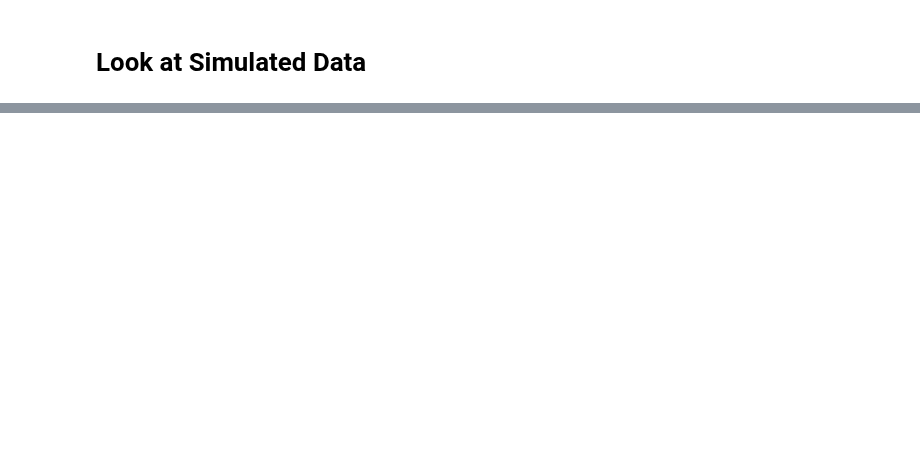
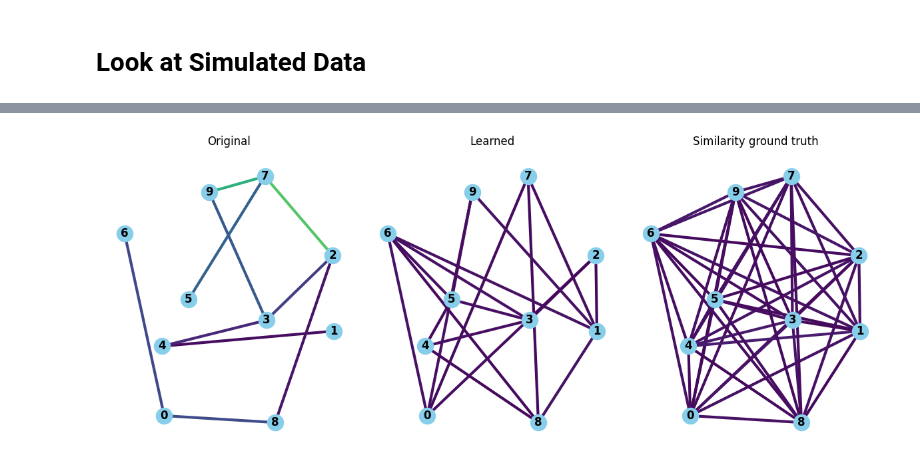
Before and after one commit to czi-ai/reg-net-llm, a Jupyter notebook: notebooks/test_GNNs.ipynb, the cells around one changed output, grey strips where cells are left out. Saved outputs shown, nothing was run; the diff lists cells and outputs as text; code cells hidden in the pictures; blank space fills up the shorter version.

```diff
--- a/notebooks/test_GNNs.ipynb
+++ b/notebooks/test_GNNs.ipynb
@@ -68,0 +162,6 @@ plt.show()
+# %%
+for data in val_loader:
+    data_all = data
+    break
+# %%
+data_list = data_all.to_data_list()
@@ -68,0 +183,56 @@ plt.show()
+# %%
+fig, axes = plt.subplots(nrows=1, ncols=3, figsize=(12, 5))
+axes = axes.flatten()
+cmap = plt.cm.get_cmap('viridis')
+
+data = data_one_graph
+G = to_networkx(data, to_undirected=True)
+pos = nx.spring_layout(G, k=2)
+edge_weights = [data.edge_attr[j].item() for j in range(data.edge_attr.size(0))]
+edge_colors = [cmap(weight) for weight in edge_weights]
+nx.draw(G, ax=axes[0], pos=pos, with_labels=True, node_color='skyblue', node_size=300, font_weight='bold', width=3, edge_color=edge_colors)
+axes[0].set_title("Original")
+
+learned, w_learned = dense_to_sparse(learned_graph)
+edges = list(zip(learned[0].numpy(), learned[1].numpy()))
+G2 = nx.Graph()
+G2.add_edges_from(edges)
+edge_weights = [w_learned[j].item() for j in range(w_learned.size(0))]
+start = np.min(edge_weights)
+end = np.max(edge_weights)
+shrink_viridis = LinearSegmentedColormap.from_list(
+    'shrink_viridis',
+    cmap(np.linspace(start, end, 256))
+)
+cmap = shrink_viridis
+edge_colors = [cmap(weight) for weight in edge_weights]
+nx.draw(G2, ax=axes[1], pos=pos, with_labels=True, node_color='skyblue', node_size=300, font_weight='bold', width=3, edge_color=edge_colors)
+axes[1].set_title("Learned")
+
+
+h = H[0][(10*graph_id) : (10+10*graph_id), :]
+normed = torch.nn.functional.normalize(h @ h.T, p=2)
+normed = normed * (1-torch.eye(10))
+eid, w = dense_to_sparse(normed)
+edges = list(zip(eid[0].numpy(), eid[1].numpy()))
+G3 = nx.Graph()
+G3.add_edges_from(edges)
+edge_weights = [w[j].item() for j in range(w.size(0))]
+start = np.min(edge_weights)
+end = np.max(edge_weights)
+shrink_viridis = LinearSegmentedColormap.from_list(
+    'shrink_viridis',
+    cmap(np.linspace(start, end, 256))
+)
+cmap = shrink_viridis
+edge_colors = [cmap(weight) for weight in edge_weights]
+nx.draw(G3, ax=axes[-1], pos=pos, with_labels=True, node_color='skyblue', node_size=300, font_weight='bold', width=3, edge_color=edge_colors)
+axes[-1].set_title("Similarity ground truth")
+
+
+
+# Adjust layout and show the plot
+plt.tight_layout()
+plt.show()
+# %% [output]
+[figure, added]
```
Also changed, not shown: parts of 29 cells of this notebook, 4 other files.
